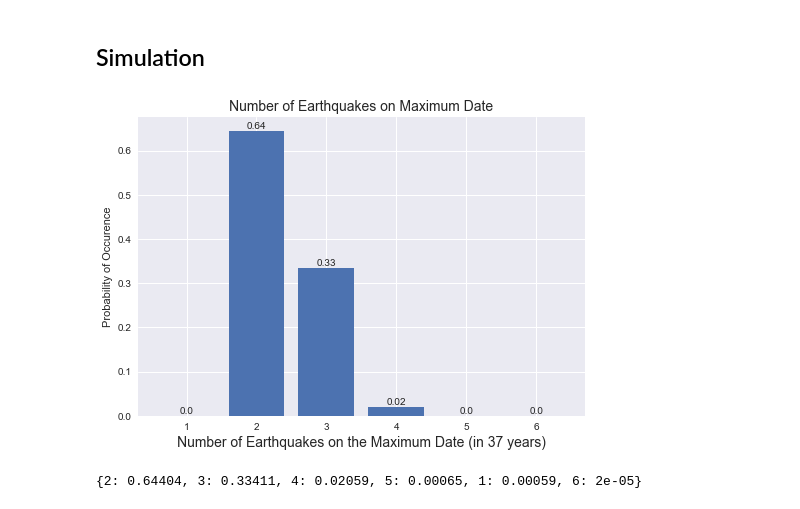
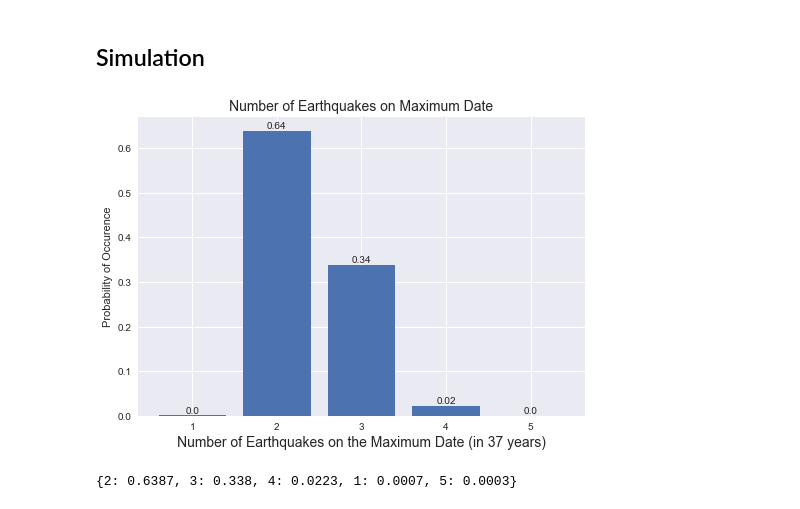
Before and after one commit to AndresCamarillo/earthquake-sim, a Jupyter notebook: simulation.ipynb, the cells around one changed output. Drawn from its saved outputs; the diff is of its cells as text; code cells hidden in the pictures.

```diff
--- a/simulation.ipynb
+++ b/simulation.ipynb
@@ -20,0 +6,16 @@ df.head() # Print a preview of the raw data
+# %%
+# Note:
+# Data from 1900 to 1973 includes only earthquakes with magnitude > 6.5.
+# Data from 1974 to 2023 includes only earthquakes with magnitude > 5.5.
+
+# Scrape the data
+url = 'http://www2.ssn.unam.mx:8080/sismos-fuertes/'
+df = pd.read_html(url)[0]
+
+# Clean the data
+df.columns = df.iloc[0]
+df = df[1:]
+df = df.drop(df.columns[0], axis=1)
+df = df.rename(columns={'Fecha':'Date', 'Hora':'Time', 'Latitud':'Latitude', 'Longitud':'Longitude',
+                        'Profundidad (km)':'Depth (km)', 'Magnitud':'Magnitude', 'Localizaci&oacuten':'Localizacion',
+                        'Fecha UTC':'Date UTC', 'Hora UTC':'Time UTC'})
@@ -42,8 +52,10 @@ def get_distribution(min_magnitude=6.5):
     strong_eq_df = df[ df['Magnitude'] > min_magnitude ].copy()
 
     # Get a "Year" column from the "Date" column
+    strong_eq_df['Date'] = pd.to_datetime(strong_eq_df['Date'])
     strong_eq_df.loc[:, 'Year'] = strong_eq_df['Date'].dt.year
-    strong_eq_df = strong_eq_df[ strong_eq_df['Year'] < 2023 ] # Remove 2023, as the year hasn't ended yet
+    current_year = datetime.datetime.now().year
+    strong_eq_df = strong_eq_df[ strong_eq_df['Year'] < current_year ] # Remove the current year as it hasn't ended yet
 
     # Get the distribution
     eq_per_year = strong_eq_df.groupby('Year').count()['Magnitude'] # Get the earthquakes per year
@@ -146,7 +158,7 @@ def simulation(runs, years=37):
 
     return max_nums
 # %%
-simulation(100000)
+simulation(10000)
 # %% [output]
-[figure, old version]
+[figure, new version]
-{2: 0.64404, 3: 0.33411, 4: 0.02059, 5: 0.00065, 1: 0.00059, 6: 2e-05}
+{2: 0.6387, 3: 0.338, 4: 0.0223, 1: 0.0007, 5: 0.0003}
```
Also changed, not shown: parts of 4 cells of this notebook, 1 other file.
